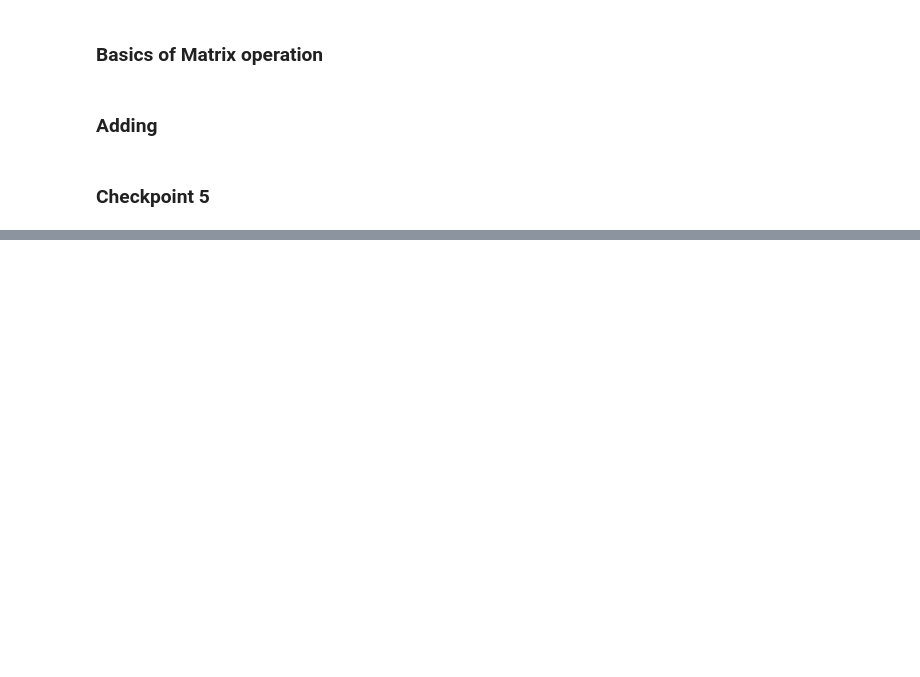
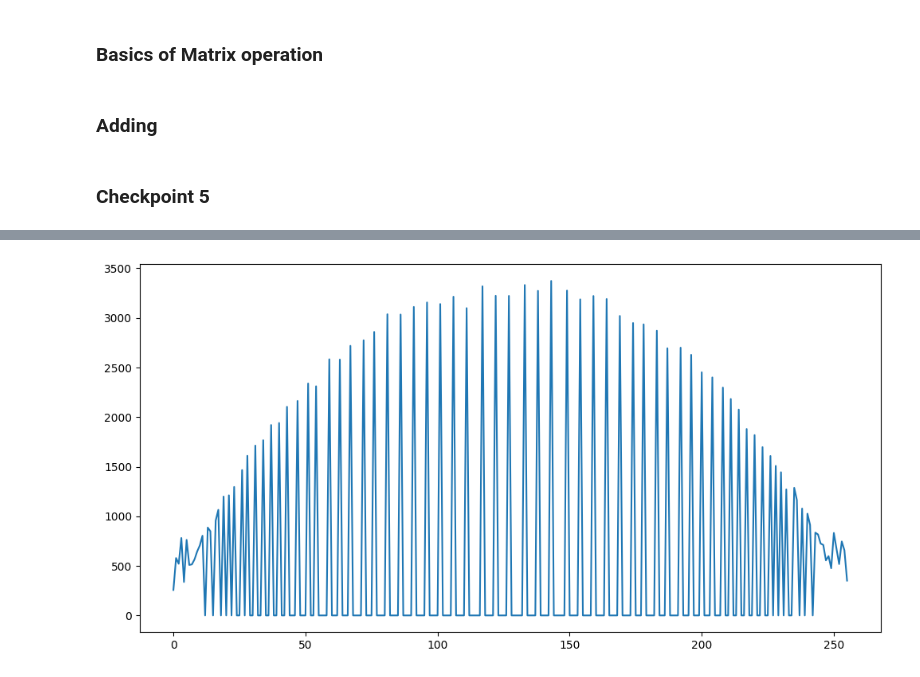
Before and after one commit to Suthinxn/machine-vision, a Jupyter notebook: week01/lab01.ipynb, the cells around one changed output, grey strips where cells are left out. Drawn from its saved outputs; the diff is of its cells as text; code cells hidden in the pictures; blank space fills up the shorter version.

```diff
--- a/week01/lab01.ipynb
+++ b/week01/lab01.ipynb
@@ -199,0 +339,25 @@ cv2.destroyAllWindows()
+# %%
+import cv2
+import numpy as np
+from matplotlib import pyplot as plt
+
+# โหลดภาพในรูปแบบสีเทา (Grayscale)
+image = cv2.imread('imageThresholding.jpg', cv2.IMREAD_GRAYSCALE)
+
+# ทำ Histogram Equalization
+equalized_image = cv2.equalizeHist(image)
+
+# แสดงภาพต้นฉบับและภาพที่ผ่านการ Equalization
+plt.figure(figsize=(12, 6))
+
+histr = cv2.calcHist([equalized_image],[0],None,[256],[0,256])
+
+# แสดงกราฟ
+# plt.tight_layout()
+plt.plot(histr)
+plt.show()
+
+
+# cv2.imwrite('equalized_image.jpg', equalized_image)
+# %% [output]
+[figure, added]
```
Also changed, not shown: parts of 19 cells of this notebook.
